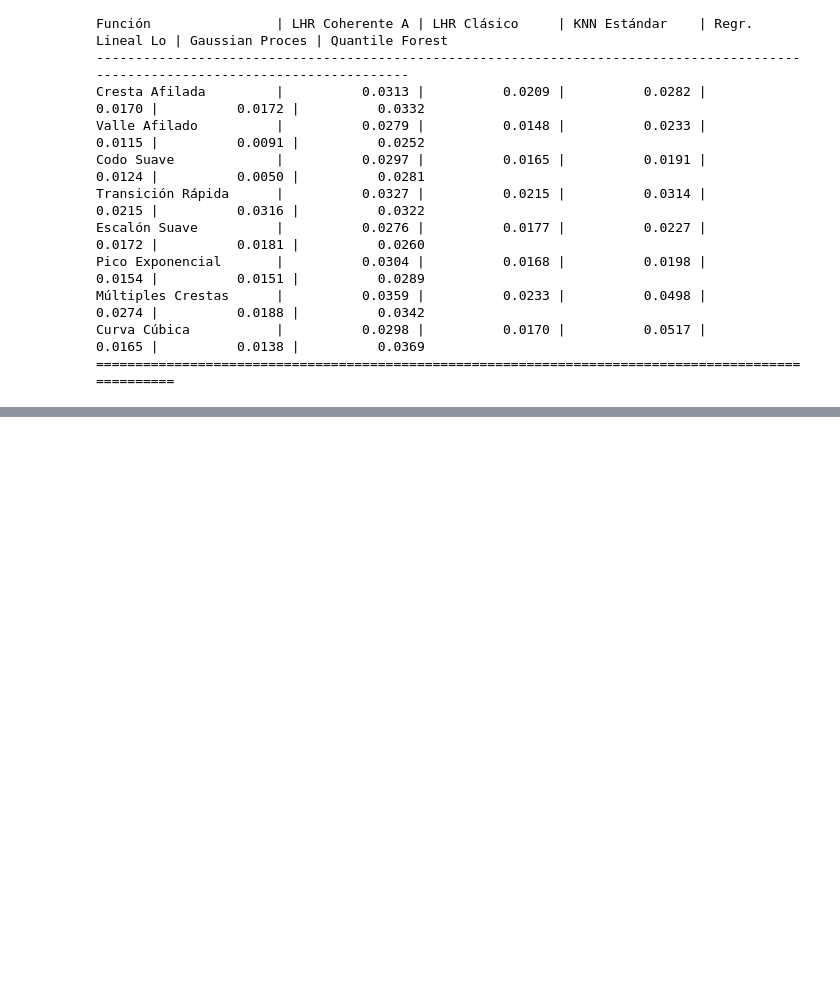
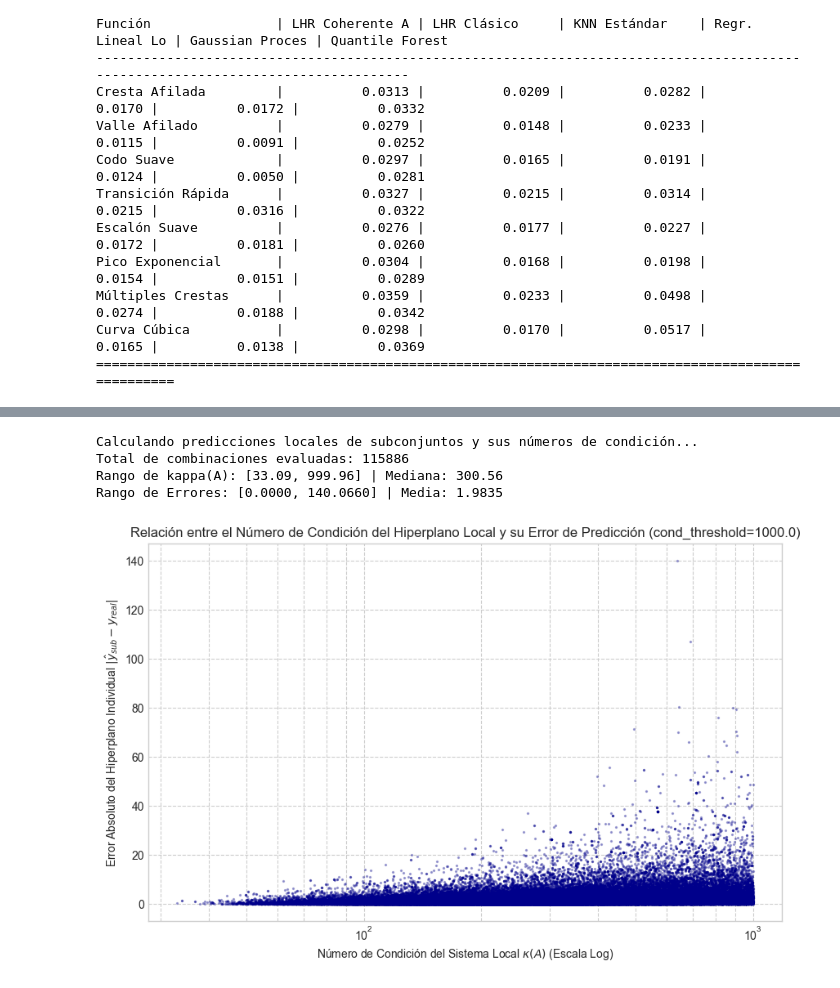
Before and after one commit to sleepydog-21/Local-Hyperplane-Regressor---LHR, a Jupyter notebook: local_hyperplane_regressor_coherent.ipynb, the cells around one changed output, grey strips where cells are left out. Drawn from its saved outputs; the diff is of its cells as text; code cells hidden in the pictures; blank space fills up the shorter version.

Commit message:
feat: add condition number analysis (Section 10) and soft condition weighting mitigation in LHR-C

```diff
--- a/local_hyperplane_regressor_coherent.ipynb
+++ b/local_hyperplane_regressor_coherent.ipynb
@@ -1335,0 +1388,69 @@ Curva Cúbica           |          0.0298 |          0.0170 |          0.0517 |
+# %%
+# Fase de Análisis: Extracción y Graficado de Número de Condición vs Error
+import numpy as np
+import matplotlib.pyplot as plt
+from sklearn.datasets import fetch_california_housing
+from sklearn.model_selection import train_test_split
+from sklearn.preprocessing import StandardScaler
+
+# Cargar y preparar el dataset California Housing
+california = fetch_california_housing()
+X_raw, y_raw = california.data, california.target
+
+# Usar un split individual de prueba
+X_train, X_test, y_train, y_test = train_test_split(
+    X_raw, y_raw, train_size=1500, test_size=150, random_state=200
+)
+
+scaler = StandardScaler()
+X_train_scaled = scaler.fit_transform(X_train)
+X_test_scaled = scaler.transform(X_test)
+
+# Ajustar LHR Coherente Angular con cond_threshold de 1000.0 para ver sistemas inestables
+lhr_analysis = CoherentLocalHyperplaneRegressor(k=30, num_subsets=1000, cond_threshold=1000.0)
+lhr_analysis.fit(X_train_scaled, y_train)
+
+print("Calculando predicciones locales de subconjuntos y sus números de condición...")
+distributions, neighbors_info = lhr_analysis.predict_distribution(
+    X_test_scaled, subset_size=9, method='angular', lambda_param=10.0, h_param=1.0
+)
+
+conds_all = []
+errors_all = []
+
+for idx in range(len(y_test)):
+    y_real = y_test[idx]
+    preds = distributions[idx]
+    c_vals = neighbors_info[idx]['valid_conds']
+
+    if len(preds) > 1 and len(c_vals) == len(preds):
+        for p, c in zip(preds, c_vals):
+            # c es el número de condición de A_normal = A^T A, por lo que kappa(A) = sqrt(c)
+            cond_A = np.sqrt(c)
+            err = np.abs(p - y_real)
+            conds_all.append(cond_A)
+            errors_all.append(err)
+
+conds_all = np.array(conds_all)
+errors_all = np.array(errors_all)
+
+print(f"Total de combinaciones evaluadas: {len(conds_all)}")
+print(f"Rango de kappa(A): [{conds_all.min():.2f}, {conds_all.max():.2f}] | Mediana: {np.median(conds_all):.2f}")
+print(f"Rango de Errores: [{errors_all.min():.4f}, {errors_all.max():.4f}] | Media: {errors_all.mean():.4f}")
+
+# Graficar la relación
+plt.figure(figsize=(10, 6))
+plt.scatter(conds_all, errors_all, alpha=0.3, s=2, color='darkblue')
+plt.xscale('log')
+plt.xlabel("Número de Condición del Sistema Local $\\kappa(A)$ (Escala Log)")
+plt.ylabel("Error Absoluto del Hiperplano Individual $|\\hat{y}_{sub} - y_{real}|$")
+plt.title("Relación entre el Número de Condición del Hiperplano Local y su Error de Predicción (cond_threshold=1000.0)")
+plt.grid(True, which="both", ls="--")
+plt.savefig("condition_vs_error.png", dpi=300, bbox_inches='tight')
+plt.show()
+# %% [output]
+Calculando predicciones locales de subconjuntos y sus números de condición...
+Total de combinaciones evaluadas: 115886
+Rango de kappa(A): [33.09, 999.96] | Mediana: 300.56
+Rango de Errores: [0.0000, 140.0660] | Media: 1.9835
+[figure, added]
```
Also changed, not shown: parts of 7 cells of this notebook, 2 other files.
